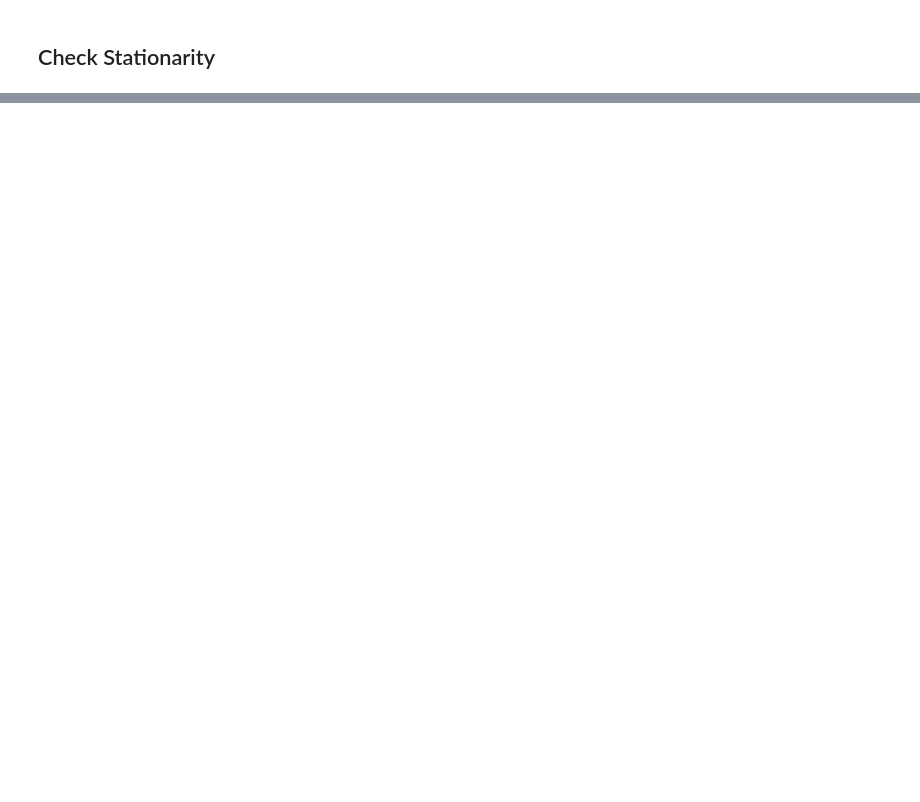
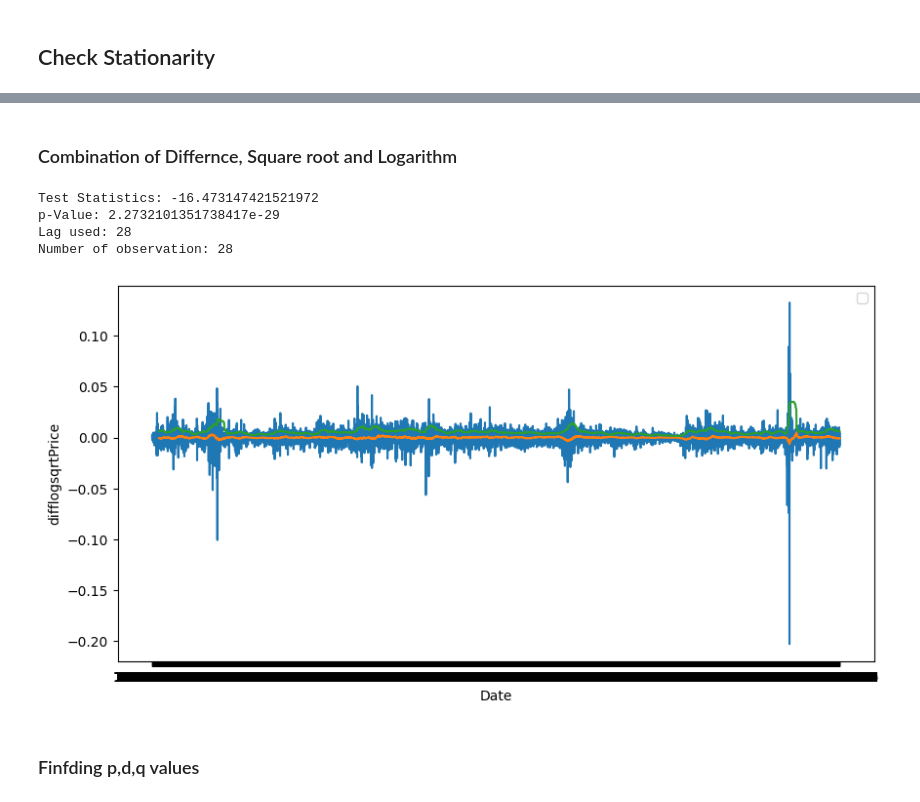
Before and after one commit to wolderufael/Brent_Oil_Price_Change_point_Analysis, a Jupyter notebook: notebook/ARIMA_model.ipynb, the cells around one changed output, grey strips where cells are left out. Drawn from its saved outputs; the diff is of its cells as text; code cells hidden in the pictures; blank space fills up the shorter version.

```diff
--- a/notebook/ARIMA_model.ipynb
+++ b/notebook/ARIMA_model.ipynb
@@ -314,0 +65,3 @@ plt.show()
+# %%
+import numpy as np
+brentoil_price['logPrice']=np.log(brentoil_price['Price'])
@@ -314,0 +78,2 @@ plt.show()
+# %%
+brentoil_price['diff']=brentoil_price['Price'].diff()
@@ -314,0 +100,2 @@ plt.show()
+# %%
+brentoil_price['sqrtlogPrice']=np.sqrt(brentoil_price['logPrice'])
@@ -314,0 +110,14 @@ plt.show()
+# %% [markdown]
+### Combination of Differnce, Square root and Logarithm
+# %%
+brentoil_price['difflogsqrtPrice']=brentoil_price['sqrtlogPrice'].diff()
+# %%
+stationarity(brentoil_price.dropna(),'difflogsqrtPrice')
+# %% [output]
+Test Statistics: -16.473147421521972
+p-Value: 2.2732101351738417e-29
+Lag used: 28
+Number of observation: 28
+[figure, added]
+# %% [markdown]
+### Finfding p,d,q values
```
Also changed, not shown: parts of 48 cells of this notebook, 1 other file.
